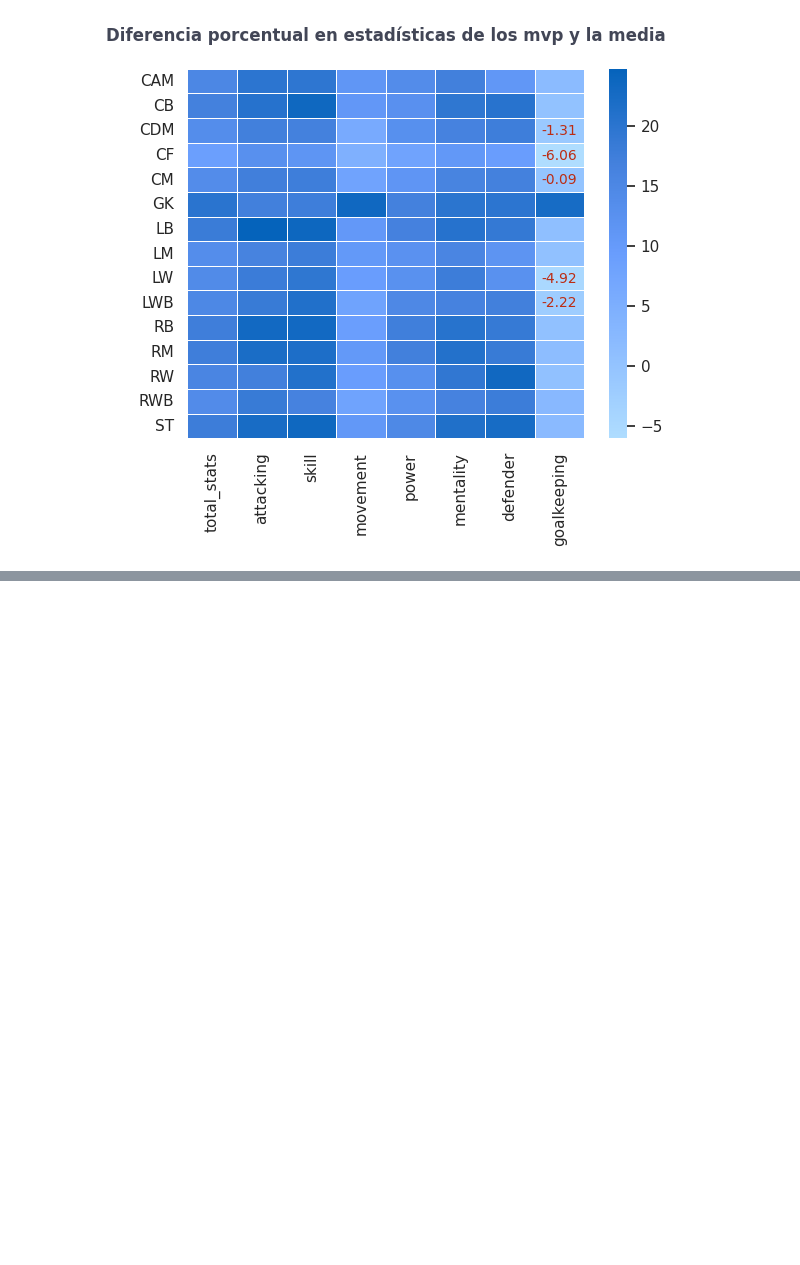
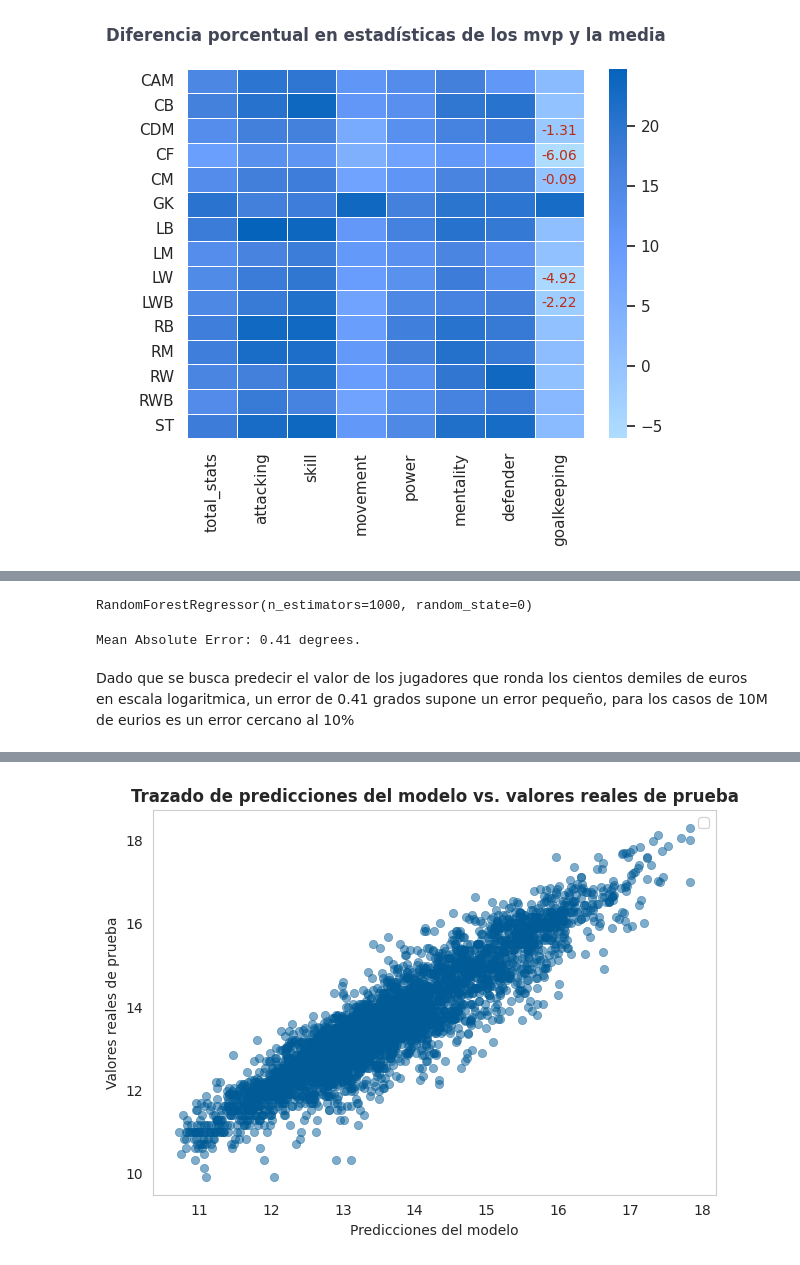
Before and after one commit to Cseudave/data_cleaning, a Jupyter notebook: Fifa21_Clearning.ipynb, the cells around one changed output, grey strips where cells are left out. Saved outputs shown, nothing was run; the diff lists cells and outputs as text; code cells hidden in the pictures; blank space fills up the shorter version.

```diff
--- a/Fifa21_Clearning.ipynb
+++ b/Fifa21_Clearning.ipynb
@@ -2026,0 +2181,5 @@ plt.show()
+# %%
+label = np.log(df_3['value'])
+
+features = df_3[statistics]
+features = np.array(features)
@@ -2026,0 +2196,37 @@ plt.show()
+# %%
+from sklearn.model_selection import train_test_split
+train_features, test_features, train_labels, test_labels = train_test_split(features, label, test_size=0.25, random_state=42)
+# %%
+# Usamos el modelo de prediccion de bosque
+from sklearn.ensemble import RandomForestRegressor
+rf = RandomForestRegressor(n_estimators = 1000, random_state = 0)
+rf.fit(train_features, train_labels)
+# %% [output]
+RandomForestRegressor(n_estimators=1000, random_state=0)
+# %%
+predictions = rf.predict(test_features)
+
+errors = abs(predictions - test_labels)
+
+print('Mean Absolute Error:', round(np.mean(errors), 2), 'grados.')
+# %% [output]
+Mean Absolute Error: 0.41 degrees.
+# %% [markdown]
+Dado que se busca predecir el valor de los jugadores que ronda los cientos demiles de euros en escala logaritmica, un error de 0.41 grados supone un error pequeño, para los casos de 10M de eurios es un error cercano al 10%
+# %%
+import seaborn as sns
+
+fig, ax = plt.subplots()
+
+sns.scatterplot(x=predictions, y=test_labels, color='#005b96',
+                alpha=0.5, edgecolor=None, ax=ax)
+
+ax.legend()
+ax.grid(False)
+ax.set_title('Trazado de predicciones del modelo vs. valores reales de prueba',  fontweight='bold')
+ax.set_xlabel('Predicciones del modelo')
+ax.set_ylabel('Valores reales de prueba')
+
+plt.tight_layout()
+plt.show()
+# %% [output]
@@ -2026,0 +2234 @@ plt.show()
+[figure, added]
```
Also changed, not shown: parts of 32 cells of this notebook.
